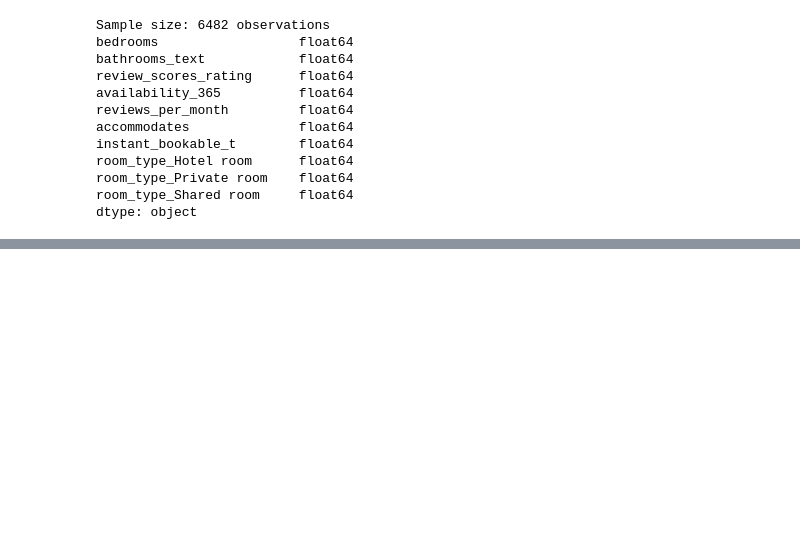
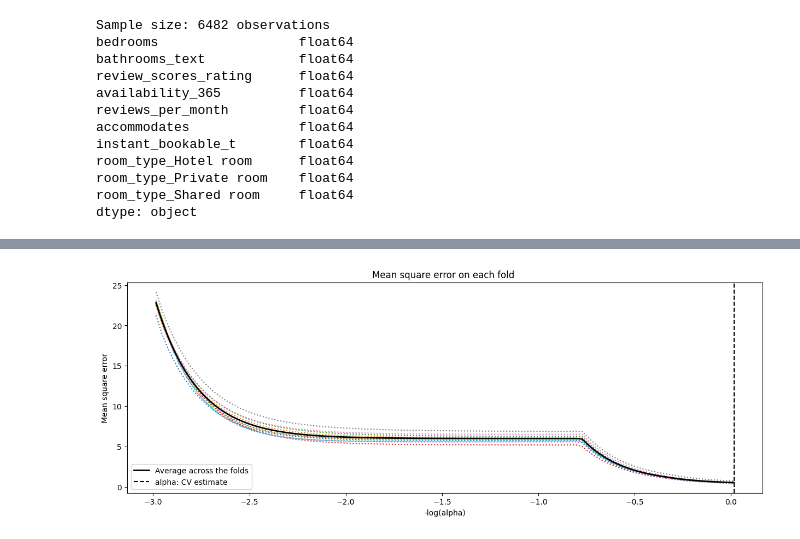
Before and after one commit to Nill2nn/Statistical-Programming, a Jupyter notebook: section2variance2.ipynb, the cells around one changed output, grey strips where cells are left out. Cells and saved outputs as stored; diff of their text form; code cells hidden in the pictures; blank space fills up the shorter version.

```diff
--- a/section2variance2.ipynb
+++ b/section2variance2.ipynb
@@ -113,0 +135,22 @@ dbvjhdbhvdb
+# %%
+#task5
+from sklearn import linear_model
+lassocv_reg = linear_model.LassoCV(cv=10,fit_intercept = False)
+model = lassocv_reg.fit(X, Y)
+
+m_log_alphas = -np.log10(model.alphas_)
+plt.figure(1,figsize=(15,5))
+plt.plot(m_log_alphas, model.mse_path_, ':')
+plt.plot(m_log_alphas, model.mse_path_.mean(axis=-1), 'k',
+         label='Average across the folds', linewidth=2)
+plt.axvline(-np.log10(model.alpha_), linestyle='--', color='k',
+            label='alpha: CV estimate')
+plt.legend()
+plt.xlabel('-log(alpha)')
+plt.ylabel('Mean square error')
+plt.title('Mean square error on each fold ')
+
+plt.axis('tight')
+plt.show()
+# %% [output]
+[figure, added]
```
Also changed, not shown: parts of 17 cells of this notebook.
